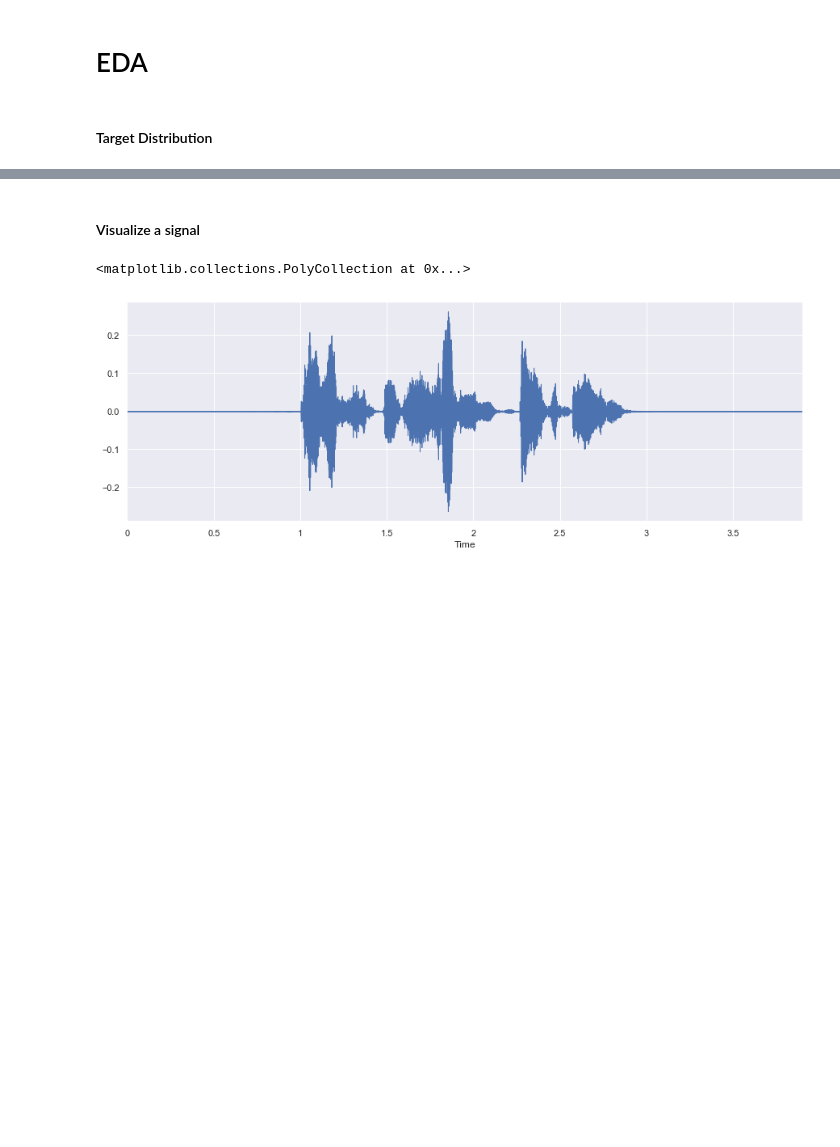
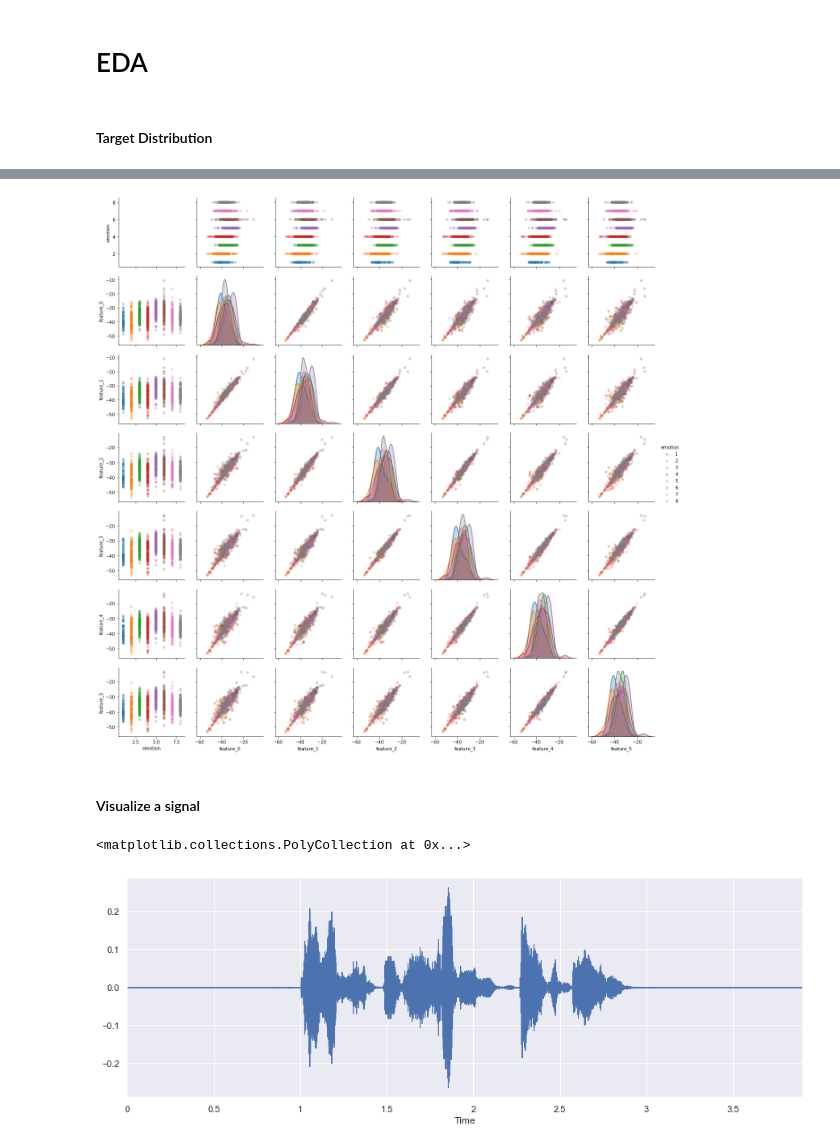
Before and after one commit to silvernine209/voice_emotion_classifier, a Jupyter notebook: emotion_sound_analyzer.ipynb, the cells around one changed output, grey strips where cells are left out. Saved outputs shown, nothing was run; the diff lists cells and outputs as text; code cells hidden in the pictures; blank space fills up the shorter version.

```diff
--- a/emotion_sound_analyzer.ipynb
+++ b/emotion_sound_analyzer.ipynb
@@ -123,3 +127,13 @@ It's pretty evenly distributed between 8 emotions
+# %%
+# From 'feature_engineering_instacart' notebook
+def plot_features(df, sample_size=500):
+    feature_columns = list(df.columns)[1:10]
+    sample = df[feature_columns].sample(1000, random_state=44)
+    sns.pairplot(sample,hue='emotion', plot_kws=dict(alpha=.3, edgecolor='none'))
+
+plot_features(df_merged)
+# %% [output]
+[figure, added]
 # %% [markdown]
 #### Visualize a signal
 # %%
```
Also changed, not shown: parts of 19 cells of this notebook.
